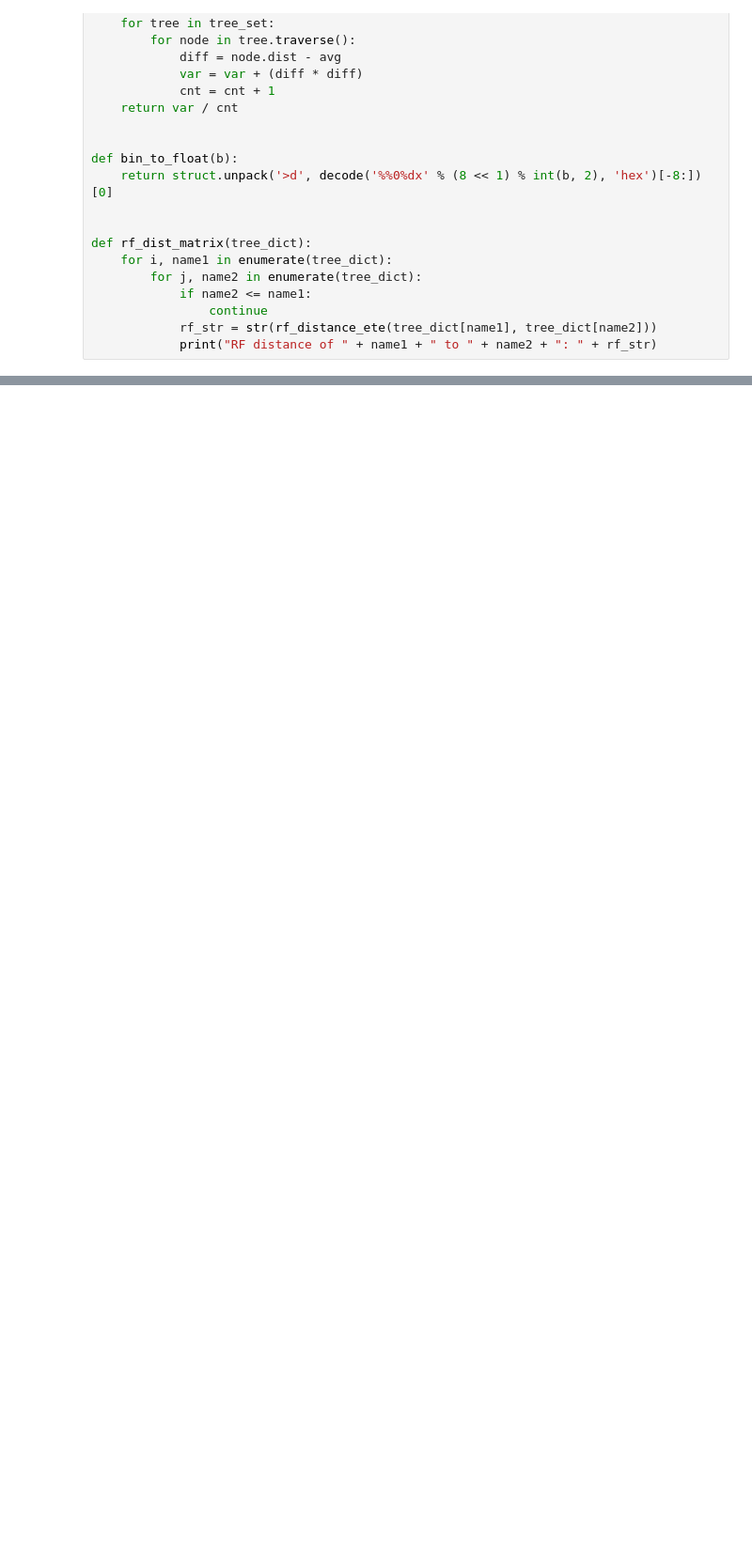
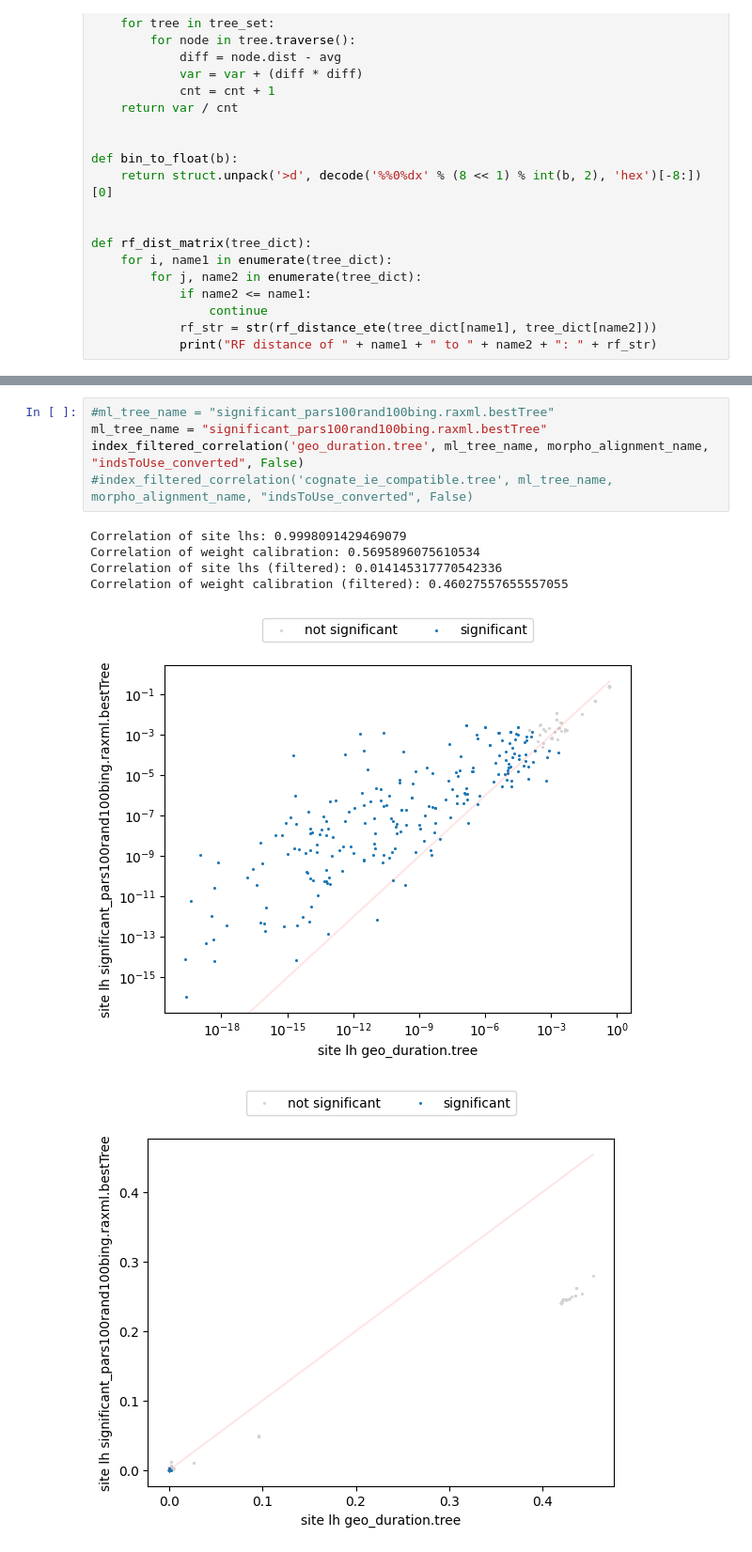
Before and after one commit to luisevonderwiese/mt_scripts, a Jupyter notebook: case_study_elena/PerSiteProperties.ipynb, the cells around one changed output, grey strips where cells are left out. Shown at 94% size. Saved outputs shown, nothing was run; the diff lists cells and outputs as text; blank space fills up the shorter version.

```diff
--- a/case_study_elena/PerSiteProperties.ipynb
+++ b/case_study_elena/PerSiteProperties.ipynb
@@ -685,0 +728,12 @@ correlation('cognate_ml.tree', "cognate_ie_compatible.tree", morpho_alignment_na
+# %%
+#ml_tree_name = "significant_pars100rand100bing.raxml.bestTree"
+ml_tree_name = "significant_pars100rand100bing.raxml.bestTree"
+index_filtered_correlation('geo_duration.tree', ml_tree_name, morpho_alignment_name, "indsToUse_converted", False)
+#index_filtered_correlation('cognate_ie_compatible.tree', ml_tree_name, morpho_alignment_name, "indsToUse_converted", False)
+# %% [output]
+Correlation of site lhs: 0.9998091429469079
+Correlation of weight calibration: 0.5695896075610534
+Correlation of site lhs (filtered): 0.014145317770542336
+Correlation of weight calibration (filtered): 0.46027557655557055
+[figure, added]
+[figure, added]
```
Also changed, not shown: parts of 5 cells of this notebook, 27 other files.
